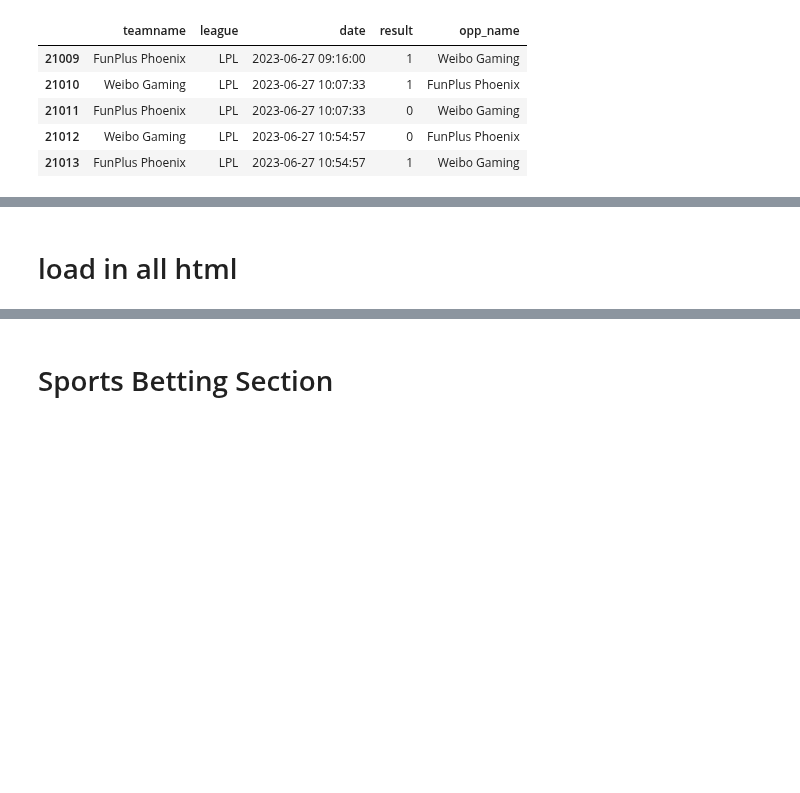
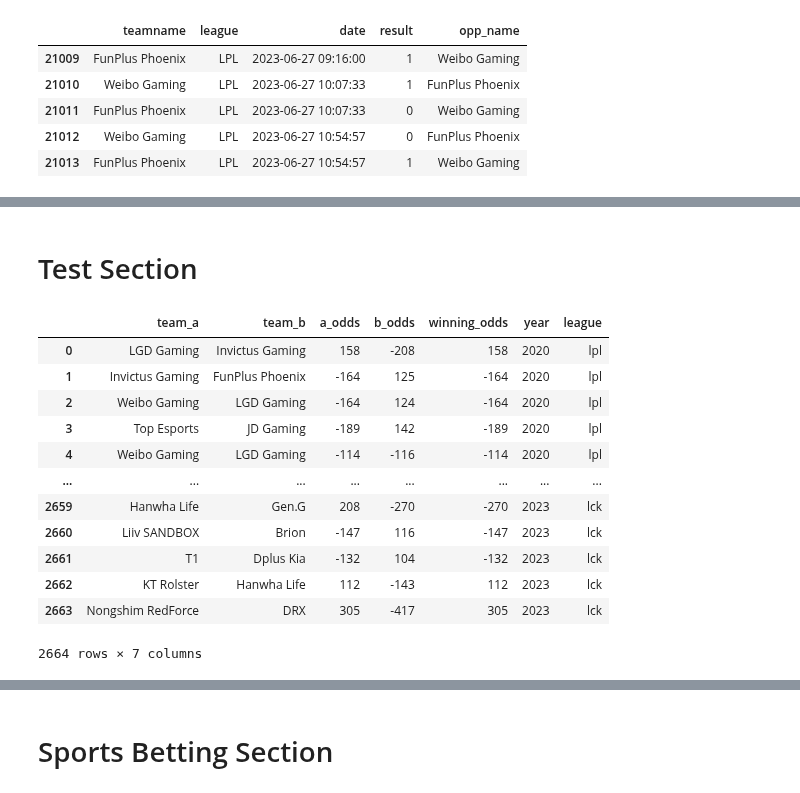
Before and after one commit to richie-p-meyer/league, a Jupyter notebook: scratch.ipynb, the cells around one changed output, grey strips where cells are left out. Cells and saved outputs as stored; diff of their text form; code cells hidden in the pictures; blank space fills up the shorter version.

```diff
--- a/scratch.ipynb
+++ b/scratch.ipynb
@@ -162,6 +159,0 @@ df[['teamname','league','date','result','opp_name']].tail()
-# %%
-file_path = 'historical.html'
-with open(file_path, 'r', encoding='utf-8') as f:
-    html = f.read()
-
-soup = BeautifulSoup(html,'html.parser')
@@ -263,8 +160,2 @@ wing.head()
-# %% [markdown]
-# load in all html
-# %%
-file_path = 'comb.html'
-with open(file_path, 'r', encoding='utf-8') as f:
-    html = f.read()
-
-soup = BeautifulSoup(html,'html.parser')
+# %% [markdown]
+# Test Section
@@ -270,0 +223,31 @@ soup = BeautifulSoup(html,'html.parser')
+# %%
+years = [2020,2021,2022,2023,2024]
+leagues = ['lpl','lcs','lec','cblol','ul','sl','lfl','lco','lck']
+
+to_combine = []
+for y in years:
+    for l in leagues:
+        try:
+            temp = get_historical_odds(l,y)
+            to_combine.append(temp)
+        except:
+            pass
+
+hist_odds = pd.concat(to_combine)
+hist_odds = hist_odds.reset_index(drop=True)
+# %%
+hist_odds
+# %% [output]
+|  | team_a | team_b | a_odds | b_odds | winning_odds | year | league |
+| 0 | LGD Gaming | Invictus Gaming | 158 | -208 | 158 | 2020 | lpl |
+| 1 | Invictus Gaming | FunPlus Phoenix | -164 | 125 | -164 | 2020 | lpl |
+| 2 | Weibo Gaming | LGD Gaming | -164 | 124 | -164 | 2020 | lpl |
+| 3 | Top Esports | JD Gaming | -189 | 142 | -189 | 2020 | lpl |
+| 4 | Weibo Gaming | LGD Gaming | -114 | -116 | -114 | 2020 | lpl |
+| ... | ... | ... | ... | ... | ... | ... | ... |
+| 2659 | Hanwha Life | Gen.G | 208 | -270 | -270 | 2023 | lck |
+| 2660 | Liiv SANDBOX | Brion | -147 | 116 | -147 | 2023 | lck |
+| 2661 | T1 | Dplus Kia | -132 | 104 | -132 | 2023 | lck |
+| 2662 | KT Rolster | Hanwha Life | 112 | -143 | 112 | 2023 | lck |
+| 2663 | Nongshim RedForce | DRX | 305 | -417 | 305 | 2023 | lck |
+2664 rows × 7 columns
```
Also changed, not shown: parts of 17 cells of this notebook, 27 other files.
